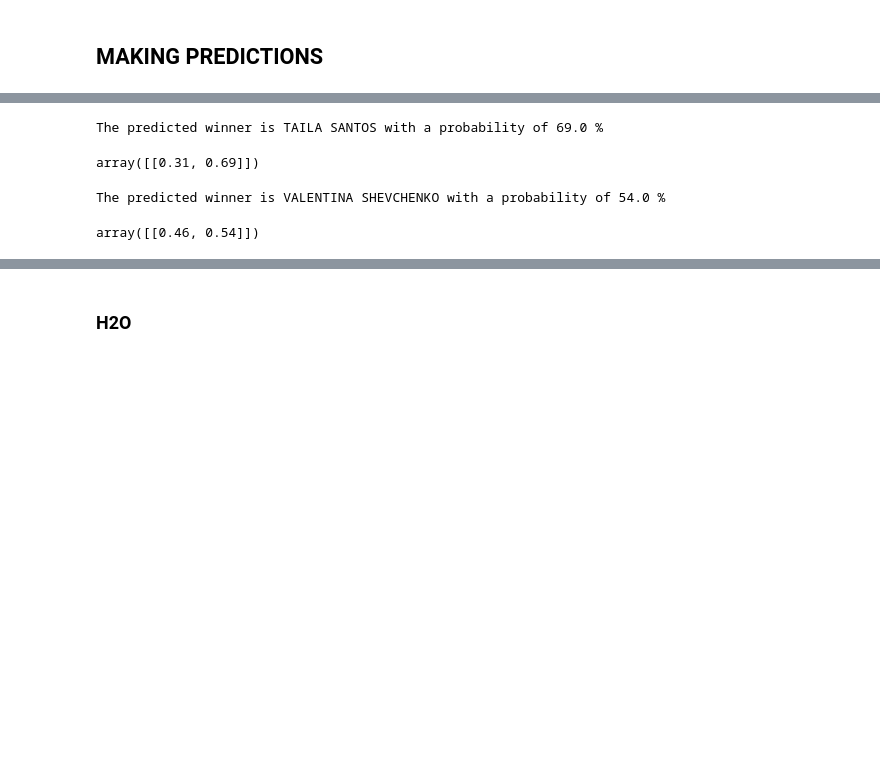
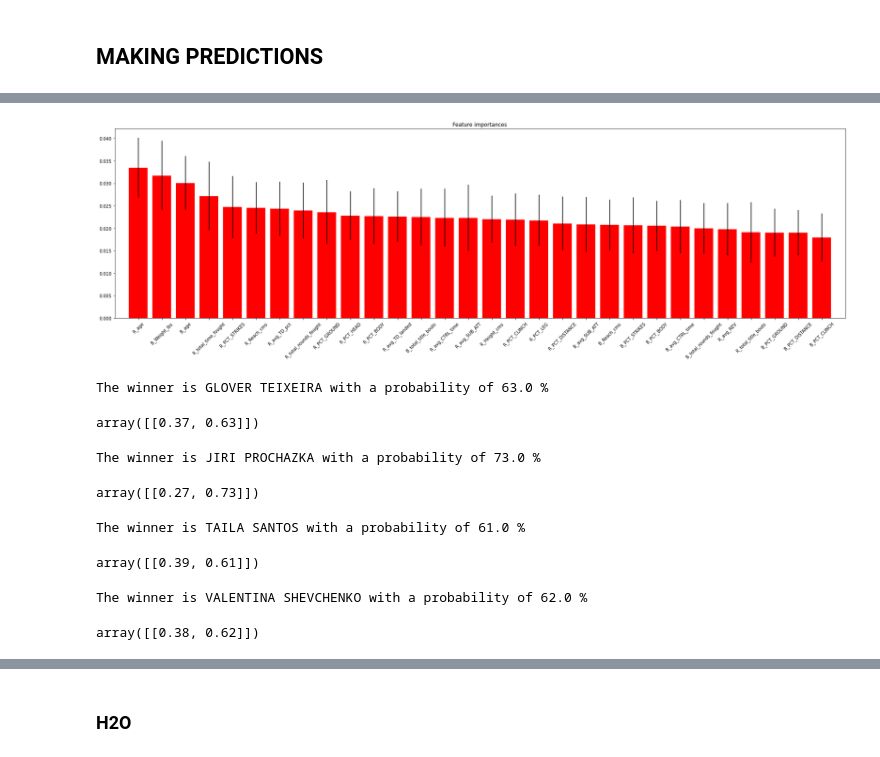
Before and after one commit to trabalong/Savage_Project, a Jupyter notebook: notebooks/main.ipynb, the cells around one changed output, grey strips where cells are left out. Cells and saved outputs as stored; diff of their text form; code cells hidden in the pictures; blank space fills up the shorter version.

```diff
--- a/notebooks/main.ipynb
+++ b/notebooks/main.ipynb
@@ -449,0 +285,23 @@ memory usage: 2.9+ MB
+# %%
+# FUNCTION FOR BUILD A DATAFRAME WHICH HAS LAST/FIRST/... FIGHTS OF SELECTED FIGHTERS
+def get_df(df, fighters):
+
+    arr = [select_fight(df, fighters[f]) for f in range(len(fighters)) if select_fight(df, fighters[f]) is not None]
+
+    cols = [col for col in df]
+
+    array = [j for i in arr for j in i]
+
+    df_fights = pd.DataFrame(data=array, columns=cols)
+
+    df_fights.drop_duplicates(inplace=True)
+
+    df_fights['title_bout'] = df_fights['title_bout'].replace({True: 1, False: 0})
+
+    df_fights.drop(['R_fighter', 'B_fighter', 'date'], axis=1, inplace=True)
+
+    return df_fights
+# %%
+df_toPredict = get_df(data, fighters_names)
+
+df_toPredict.shape
@@ -449,0 +310,3 @@ memory usage: 2.9+ MB
+# %%
+df_train = df_toPredict.iloc[:round(0.8*len(df_toPredict)),:]
+df_test = df_toPredict.iloc[round(0.8*len(df_toPredict)):,:]
@@ -450 +396,22 @@ memory usage: 2.9+ MB
+# %%
+# FEATURES OF THE MOST RELEVANT DATA
+
+feature_names = [col for col in X_train]
+feature_importances = model['random_forest'].feature_importances_
+indices = np.argsort(feature_importances)[::-1]
+n = 30 # maximum feature importances displayed
+idx = indices[0:n]
+std = np.std([tree.feature_importances_ for tree in model['random_forest'].estimators_], axis=0)
+
+#for f in range(n):
+#    print("%d. feature %s (%f)" % (f + 1, feature_names[idx[f]], feature_importances[idx[f]]))
+
+plt.figure(figsize=(30, 8))
+plt.title("Feature importances")
+plt.bar(range(n), feature_importances[idx], color="r", yerr=std[idx], align="center")
+plt.xticks(range(n), [feature_names[id] for id in idx], rotation = 45)
+plt.xlim([-1, n])
+plt.show()
+# %% [output]
+[figure, added]
 # %%
@@ -487,16 +454,22 @@ def predict(df, pipeline, blue_fighter, red_fighter, weightclass, rounds, title_
     return proba
 # %%
-predict(data, model, 'JIRI PROCHAZKA', 'GLOVER TEIXEIRA', 'LightHeavyweight', 5, True)
+getPredict(data, model, 'JIRI PROCHAZKA', 'GLOVER TEIXEIRA', 'LightHeavyweight', 5, True)
+# %% [output]
+The winner is GLOVER TEIXEIRA with a probability of 63.0 %
+array([[0.37, 0.63]])
 # %%
-predict(data, model, 'GLOVER TEIXEIRA', 'JIRI PROCHAZKA', 'LightHeavyweight', 5, True)
+getPredict(data, model, 'GLOVER TEIXEIRA', 'JIRI PROCHAZKA', 'LightHeavyweight', 5, True)
+# %% [output]
+The winner is JIRI PROCHAZKA with a probability of 73.0 %
+array([[0.27, 0.73]])
 # %%
-predict(data, model, 'VALENTINA SHEVCHENKO', 'TAILA SANTOS', 'WomenFlyweight', 5, True)
+getPredict(data, model, 'VALENTINA SHEVCHENKO', 'TAILA SANTOS', 'WomenFlyweight', 5, True)
 # %% [output]
-The predicted winner is TAILA SANTOS with a probability of 69.0 %
+The winner is TAILA SANTOS with a probability of 61.0 %
-array([[0.31, 0.69]])
+array([[0.39, 0.61]])
 # %%
-predict(data, model, 'TAILA SANTOS', 'VALENTINA SHEVCHENKO', 'WomenFlyweight', 5, True)
+getPredict(data, model, 'TAILA SANTOS', 'VALENTINA SHEVCHENKO', 'WomenFlyweight', 5, True)
 # %% [output]
-The predicted winner is VALENTINA SHEVCHENKO with a probability of 54.0 %
+The winner is VALENTINA SHEVCHENKO with a probability of 62.0 %
-array([[0.46, 0.54]])
+array([[0.38, 0.62]])
 # %%
```
Also changed, not shown: parts of 28 cells of this notebook, 1 other file.
